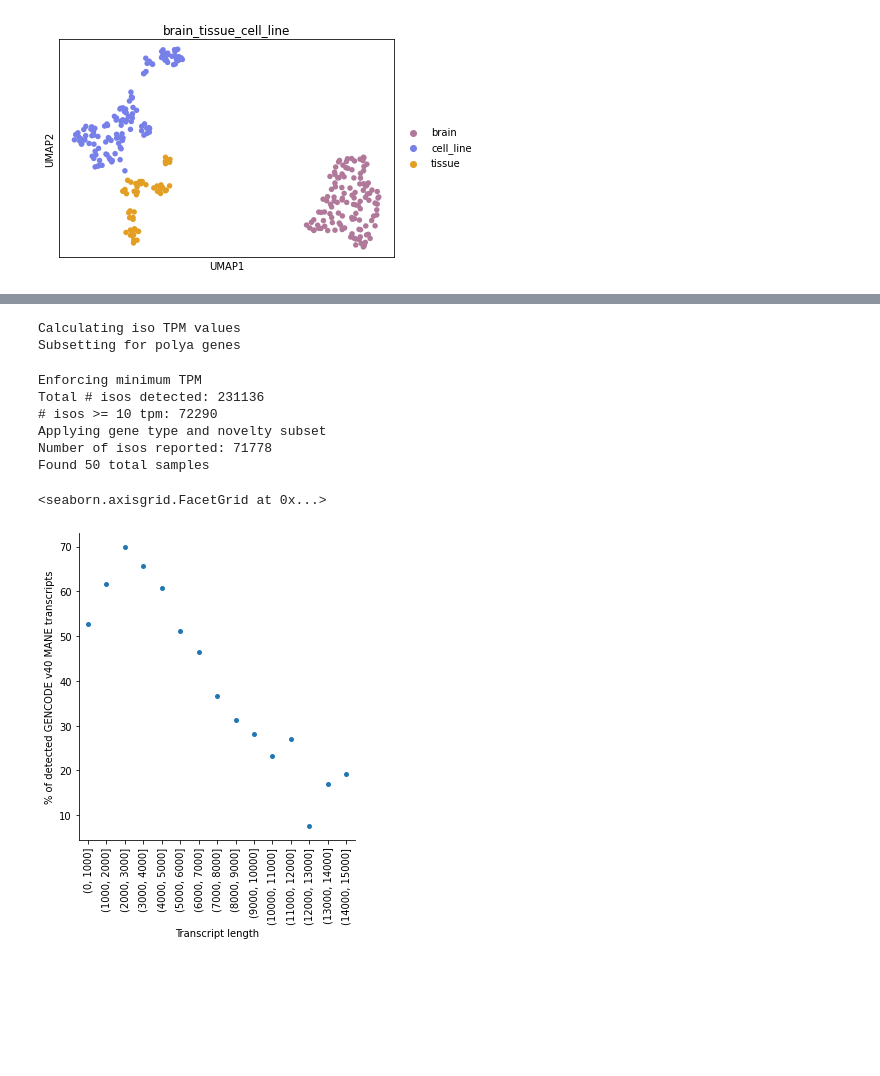
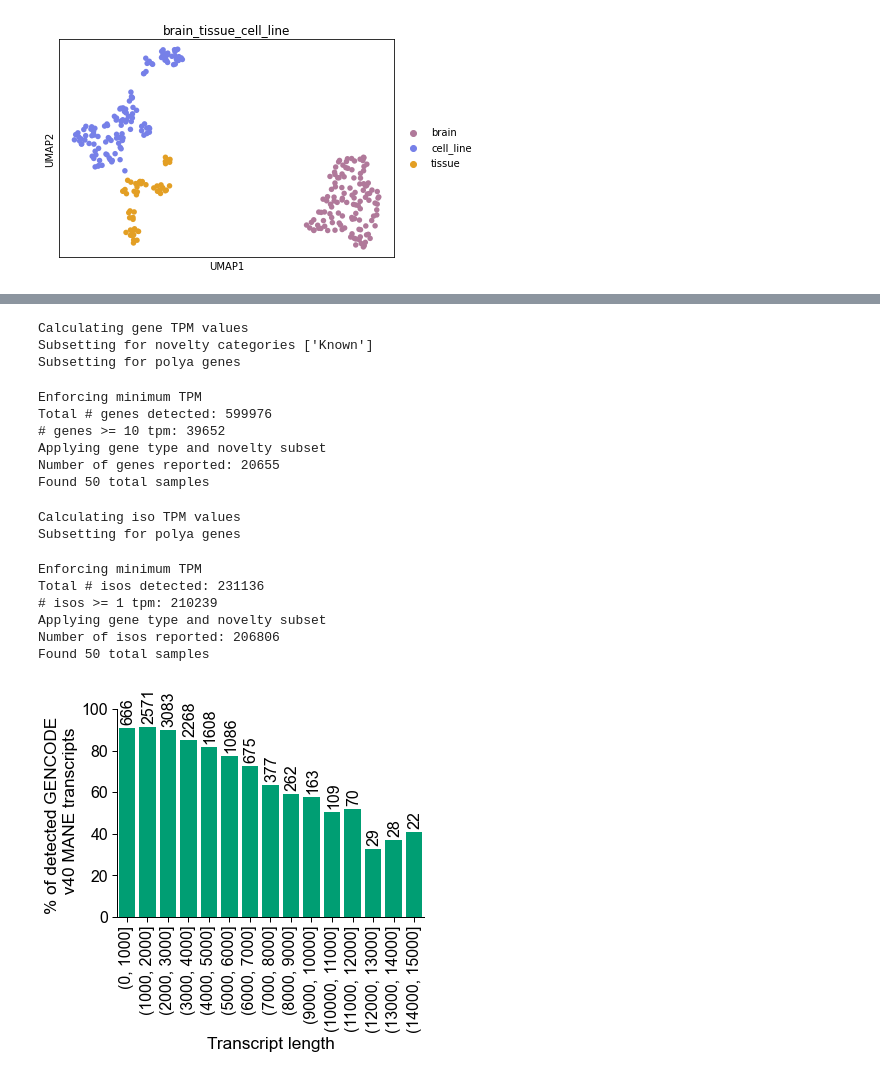
Before and after one commit to fairliereese/rnawg, a Jupyter notebook: figures/fig_s1_overview/fig_s1.ipynb, the cells around one changed output, grey strips where cells are left out. Cells and saved outputs as stored; diff of their text form; code cells hidden in the pictures; blank space fills up the shorter version.

Commit message:
added mane det figure

```diff
--- a/figures/fig_s1_overview/fig_s1.ipynb
+++ b/figures/fig_s1_overview/fig_s1.ipynb
@@ -252,9 +356,35 @@ t_df = t_df.loc[t_df.MANE_Select==True]
+# %%
+g_df = pd.read_csv(ab, sep='\t')
+g_df = get_det_table(g_df,
+                 how='gene',
+                 min_tpm=10,
+                 gene_subset=gene_subset,
+                 groupby=obs_col)
+# %% [output]
+Calculating gene TPM values
+Subsetting for novelty categories ['Known']
+Subsetting for polya genes
+Enforcing minimum TPM
+Total # genes detected: 599976
+# genes >= 10 tpm: 39652
+Applying gene type and novelty subset
+Number of genes reported: 20655
+Found 50 total samples
+# %%
+gids = g_df.columns.tolist()
+# %%
+# get all the mane transcripts
+# that are from genes we detect > 10 TPM
+t_df = pd.read_csv(t_metadata, sep='\t')
+t_df = t_df.loc[t_df.MANE_Select==True]
+t_df['gid_stable'] = cerberus.get_stable_gid(t_df, 'gid')
+t_df = t_df.loc[t_df.gid_stable.isin(gids)]
 # %%
 # get all detected transcripts
 df = pd.read_csv(filt_ab, sep='\t')
 df = get_det_table(df,
                how='iso',
-               min_tpm=10,
+               min_tpm=1,
                gene_subset=gene_subset,
                groupby='sample')
 tids = df.columns
@@ -265,8 +395,8 @@ Calculating iso TPM values
 Subsetting for polya genes
 Enforcing minimum TPM
 Total # isos detected: 231136
-# isos >= 10 tpm: 72290
+# isos >= 1 tpm: 210239
 Applying gene type and novelty subset
-Number of isos reported: 71778
+Number of isos reported: 206806
 Found 50 total samples
 # %%
@@ -293,11 +423,38 @@ det_df.perc.fillna(0, inplace=True)
 # only get the detected bois
 det_df = det_df.loc[det_df.detected]
 # %%
-ax = sns.catplot(det_df, x='len_bin', y='perc')
+
+figsize=(6,4)
+sns.set_context('paper', font_scale=1.8)
+mpl.rcParams['font.family'] = 'Arial'
+mpl.rcParams['pdf.fonttype'] = 42
+
+height = figsize[1]
+width = figsize[0]
+aspect = width/height
+
+color = get_talon_nov_colors()[0]['Known']
+
+ax = sns.catplot(det_df, x='len_bin', y='perc', kind='bar',
+                 color=color, saturation=1,
+                 height=height, aspect=aspect)
 xlabel = 'Transcript length'
-ylabel = '% of detected GENCODE v40 MANE transcripts'
-ax.set(xlabel=xlabel, ylabel=ylabel)
+ylabel = '% of detected GENCODE \n v40 MANE transcripts'
+ylim = (0,100)
+ax.set(xlabel=xlabel, ylabel=ylabel, ylim=ylim)
 ax.tick_params(axis="x", rotation=90)
+
+def add_perc_2(ax):
+    ylim = ax.get_ylim()[1]
+    n_cats = len(ax.patches)
+    for p in ax.patches:
+        perc = p.get_height()
+        tot = det_df.loc[det_df.perc==perc, 'tid'].values[0]
+        x = p.get_x() + p.get_width() / 2 - (0.02)*n_cats
+        y = p.get_y() + p.get_height() + ylim*0.03
+        ax.annotate(tot, (x, y), size = 16, rotation=90)
+
+a = ax.axes[0,0]
+add_perc_2(a)
 # %% [output]
-<seaborn.axisgrid.FacetGrid at 0x...>
-[figure, old version]
+[figure, new version]
```
Also changed, not shown: parts of 13 cells of this notebook, 1 other file.
